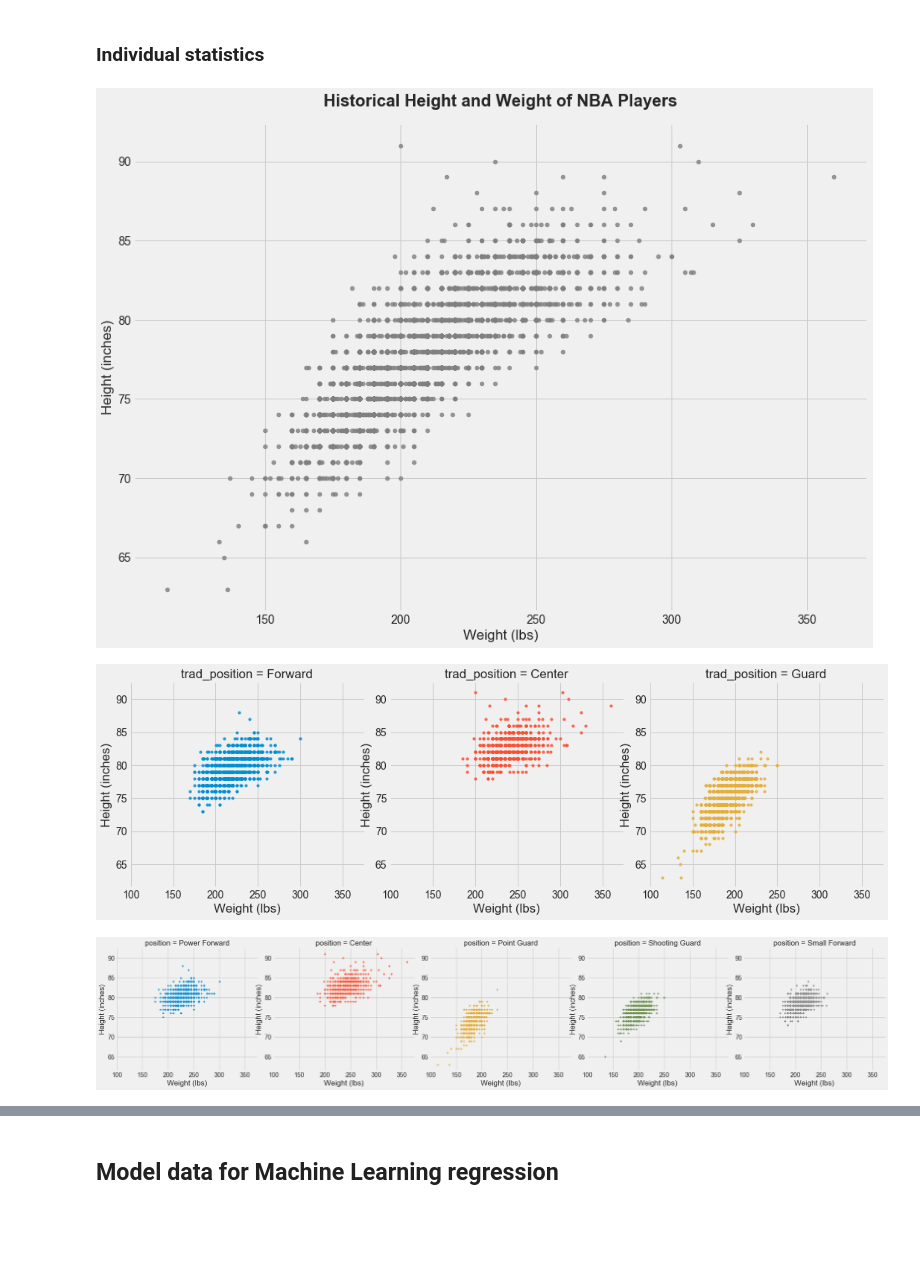
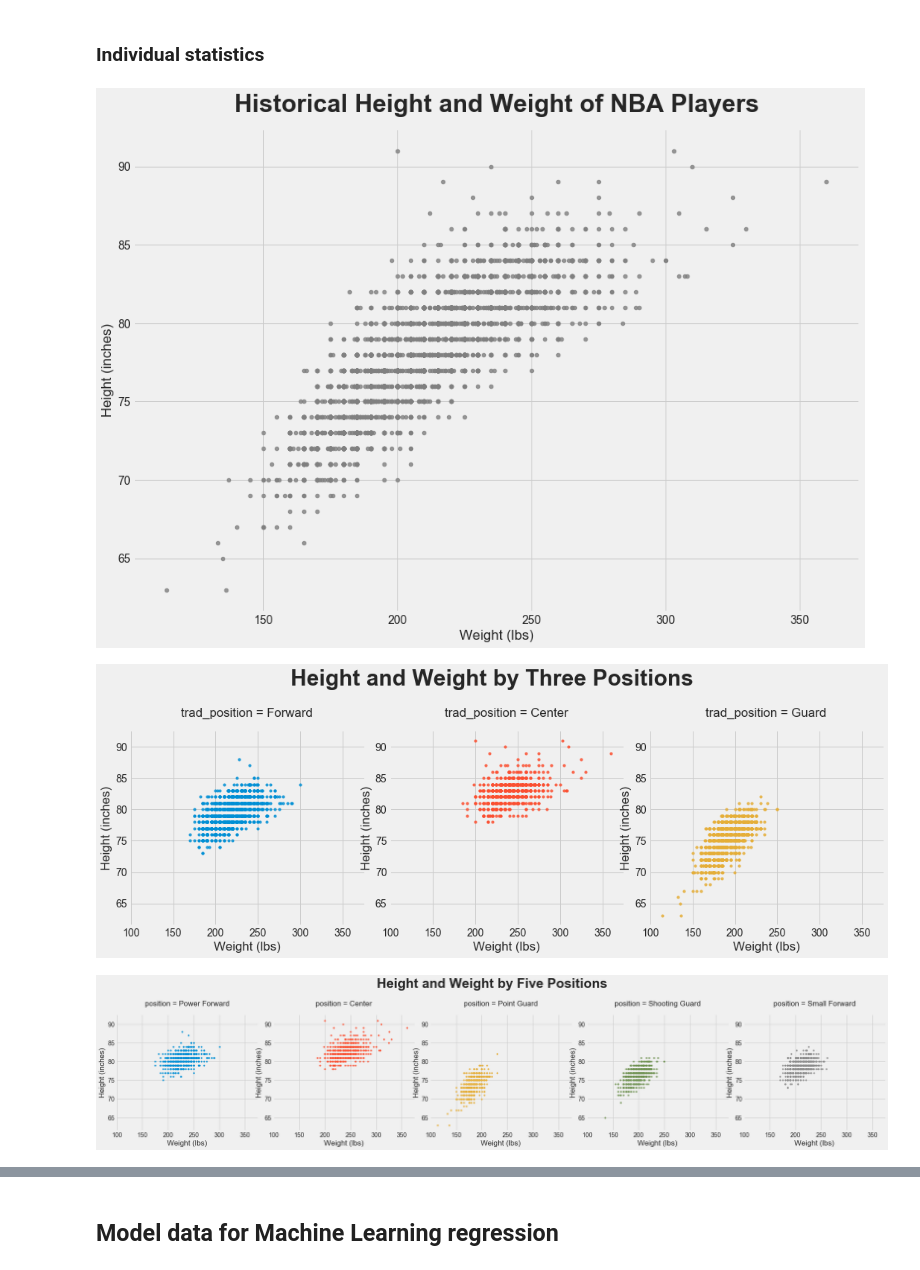
Before and after one commit to ymericson/NBA-player-info, a Jupyter notebook: NBA players stats.ipynb, the cells around one changed output, grey strips where cells are left out. Saved outputs shown, nothing was run; the diff lists cells and outputs as text; code cells hidden in the pictures; blank space fills up the shorter version.

```diff
--- a/NBA players stats.ipynb
+++ b/NBA players stats.ipynb
@@ -54,23 +54,25 @@ ax = sns.regplot(x='weight', y='height_inches', data=players,
                  color='grey', fit_reg=False, scatter_kws={"s": 20})
 
 ax.set(xlabel='Weight (lbs)', ylabel='Height (inches)')
-plt.title('Historical Height and Weight of NBA Players', fontsize=20, fontweight="bold")
+plt.title('Historical Height and Weight of NBA Players', fontsize=30, fontweight="bold")
 
 plt.savefig('all-graphs/height_weight.png')
 # %% [output]
-[figure, old version]
+[figure, new version]
 # %%
 plt.style.use('fivethirtyeight')
 
 ax = sns.lmplot(x="weight", y="height_inches", data=players,
                col='trad_position', hue='trad_position',
                x_jitter=.1, fit_reg=False, scatter_kws={"s": 10})
 
 ax.set(xlabel='Weight (lbs)', ylabel='Height (inches)')
 
-plt.savefig('all-graphs/height_weight_3pos.png')
+hw_subtitle = plt.suptitle('Height and Weight by Three Positions', fontsize=30, fontweight="bold", y=1.1)
+
+plt.savefig('all-graphs/height_weight_3pos.png', bbox_inches='tight',bbox_extra_artists=[hw_subtitle])
 # %% [output]
-[figure, old version]
+[figure, new version]
 # %%
 plt.style.use('fivethirtyeight')
 
@@ -80,9 +82,11 @@ ax = sns.lmplot(x="weight", y="height_inches", data=players,
 
 ax.set(xlabel='Weight (lbs)', ylabel='Height (inches)')
 
-plt.savefig('all-graphs/height_weight_5pos.png')
+hw_subtitle = plt.suptitle('Height and Weight by Five Positions', fontsize=30, fontweight="bold", y=1.1)
+
+plt.savefig('all-graphs/height_weight_5pos.png', bbox_inches='tight',bbox_extra_artists=[hw_subtitle])
 # %% [output]
-[figure, old version]
+[figure, new version]
 # %%
 plt.style.use('fivethirtyeight')
 
```
Also changed, not shown: parts of 31 cells of this notebook, 14 other files.
